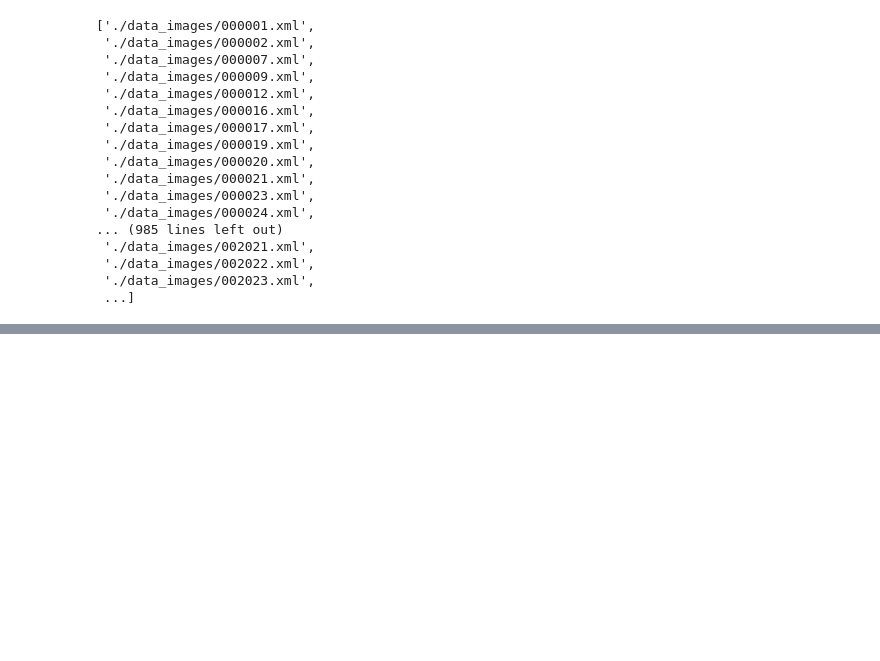
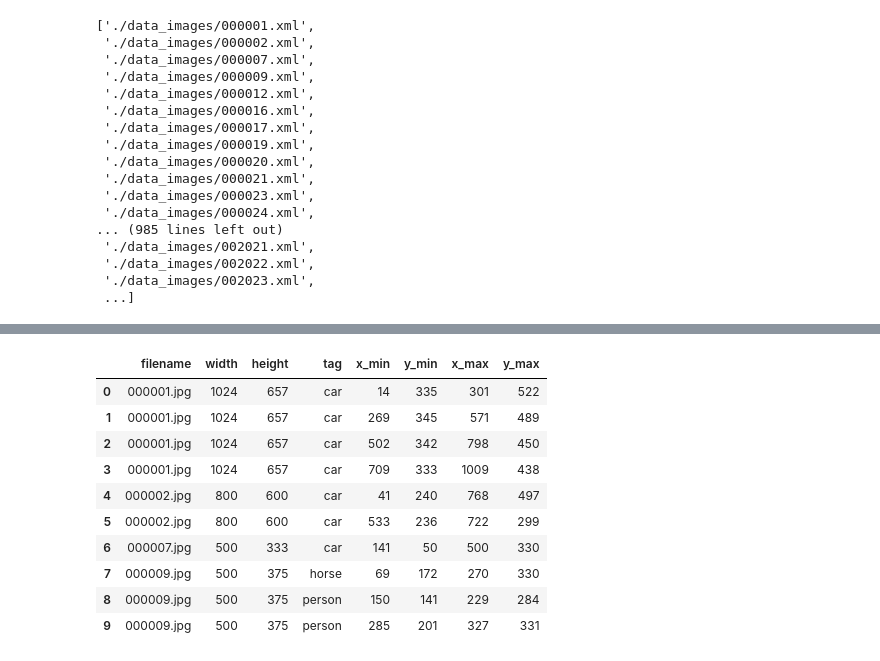
Before and after one commit to Thomaswang0822/Yolo_proj, a Jupyter notebook: prepare.ipynb, the cells around one changed output, grey strips where cells are left out. Cells and saved outputs as stored; diff of their text form; code cells hidden in the pictures; blank space fills up the shorter version.

```diff
--- a/prepare.ipynb
+++ b/prepare.ipynb
@@ -68,0 +71,22 @@ extract_xml('./data_images/000001.xml')
+# %%
+# 3. Process all xml files and create a Dataframe
+data_list = []
+for f_xml in xml_list:
+    data_list += extract_xml(f_xml)
+df = pd.DataFrame(
+    data=data_list,
+    columns=['filename', 'width', 'height', 'tag', 'x_min', 'y_min', 'x_max', 'y_max']
+)
+df.head(10)
+# %% [output]
+|  | filename | width | height | tag | x_min | y_min | x_max | y_max |
+| 0 | 000001.jpg | 1024 | 657 | car | 14 | 335 | 301 | 522 |
+| 1 | 000001.jpg | 1024 | 657 | car | 269 | 345 | 571 | 489 |
+| 2 | 000001.jpg | 1024 | 657 | car | 502 | 342 | 798 | 450 |
+| 3 | 000001.jpg | 1024 | 657 | car | 709 | 333 | 1009 | 438 |
+| 4 | 000002.jpg | 800 | 600 | car | 41 | 240 | 768 | 497 |
+| 5 | 000002.jpg | 800 | 600 | car | 533 | 236 | 722 | 299 |
+| 6 | 000007.jpg | 500 | 333 | car | 141 | 50 | 500 | 330 |
+| 7 | 000009.jpg | 500 | 375 | horse | 69 | 172 | 270 | 330 |
+| 8 | 000009.jpg | 500 | 375 | person | 150 | 141 | 229 | 284 |
+| 9 | 000009.jpg | 500 | 375 | person | 285 | 201 | 327 | 331 |
```
Also changed, not shown: parts of 6 cells of this notebook.
